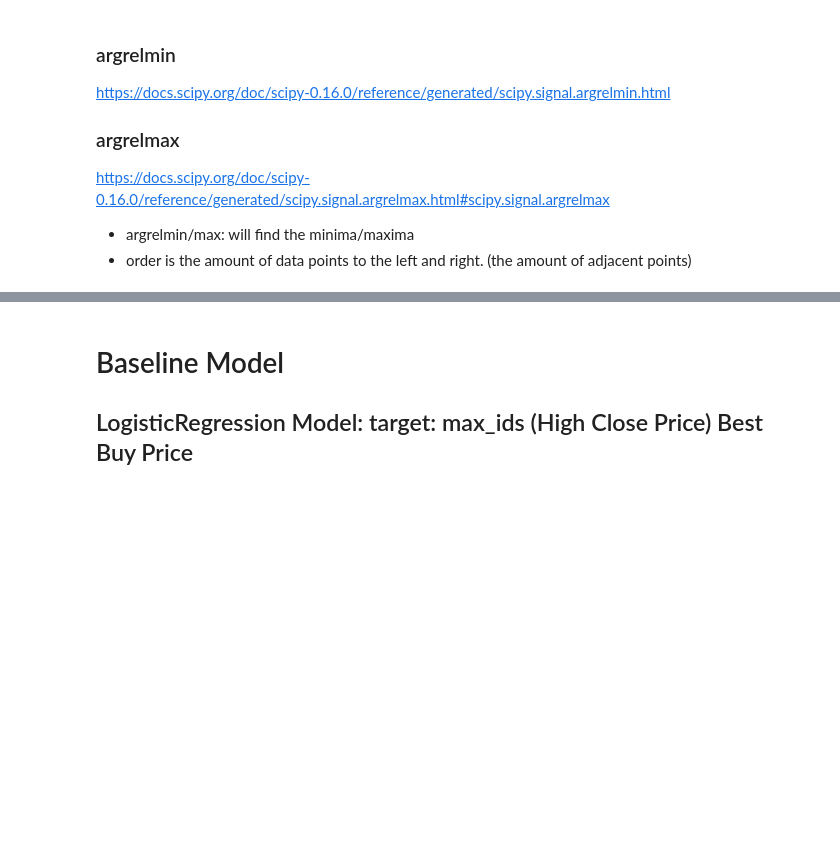
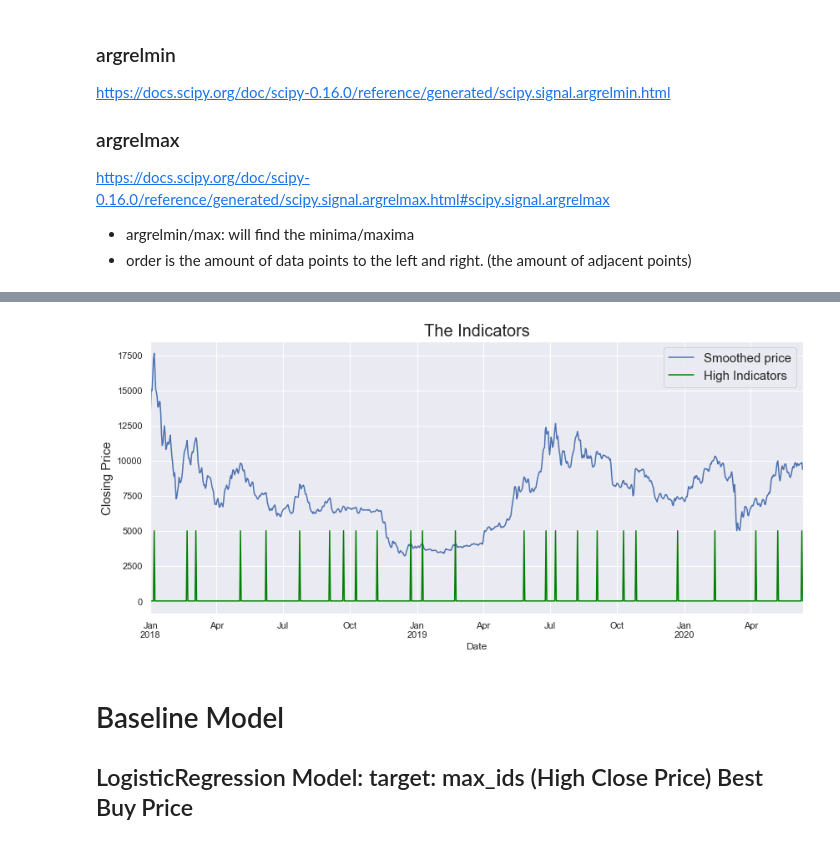
Before and after one commit to anhbiphan/Project_Bitcoin, a Jupyter notebook: BTC-USD_High_Preds.ipynb, the cells around one changed output, grey strips where cells are left out. Cells and saved outputs as stored; diff of their text form; code cells hidden in the pictures; blank space fills up the shorter version.

```diff
--- a/BTC-USD_High_Preds.ipynb
+++ b/BTC-USD_High_Preds.ipynb
@@ -124,10 +162,12 @@ bitcoin.tail(30)
 # %%
 plt.figure(figsize=(14,6))
 bitcoin.smooth.plot(label='Smoothed price')
 (5000*bitcoin.max_ids).plot(color='green', label='High Indicators')
 plt.title('The Indicators', fontsize=20)
-plt.ylabel('Price', fontsize=15)
+plt.ylabel('Closing Price', fontsize=15)
 plt.legend(fontsize=15);
+# %% [output]
+[figure, added]
 # %% [markdown]
 # Baseline Model
 ## LogisticRegression Model: target: max_ids (High Close Price) Best Buy Price
```
Also changed, not shown: parts of 32 cells of this notebook, 7 other files.
